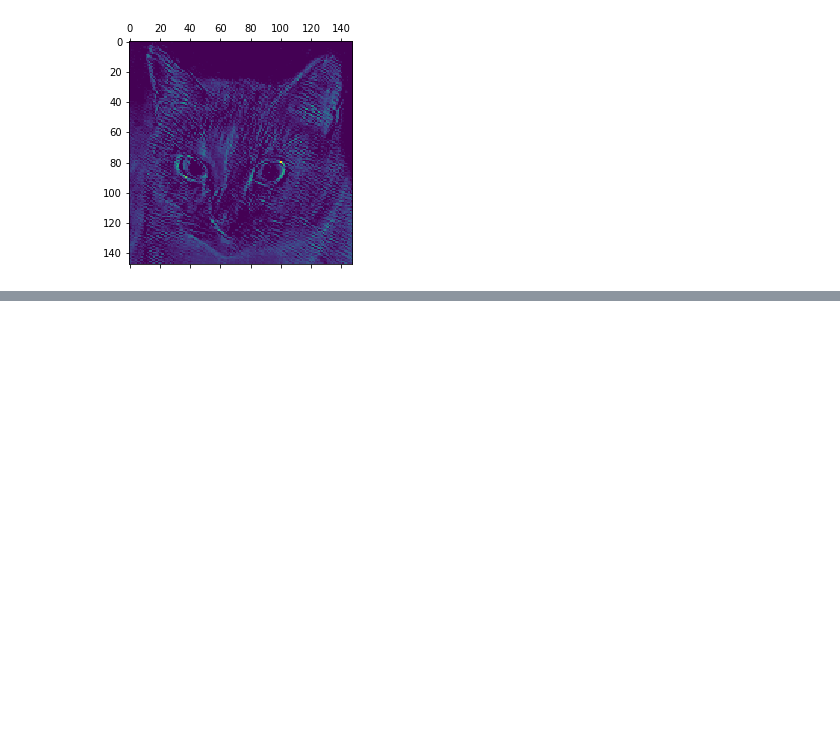
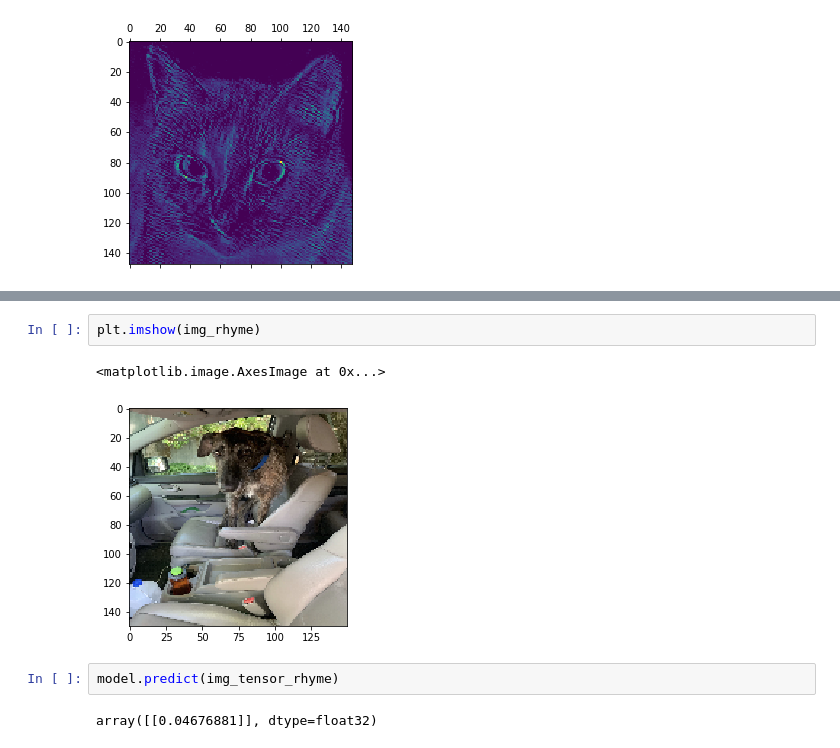
Before and after one commit to aenfield/DeepLearningWithPython, a Jupyter notebook: Conv.ipynb, the cells around one changed output, grey strips where cells are left out. Drawn from its saved outputs; the diff is of its cells as text; blank space fills up the shorter version.

```diff
--- a/Conv.ipynb
+++ b/Conv.ipynb
@@ -1001,0 +1021,9 @@ SyntaxError: invalid syntax (<ipython-input-57-b5969c79868a>, line 3)
+# %%
+plt.imshow(img_rhyme)
+# %% [output]
+<matplotlib.image.AxesImage at 0x...>
+[figure, added]
+# %%
+model.predict(img_tensor_rhyme)
+# %% [output]
+array([[0.04676881]], dtype=float32)
```
Also changed, not shown: parts of 7 cells of this notebook.
